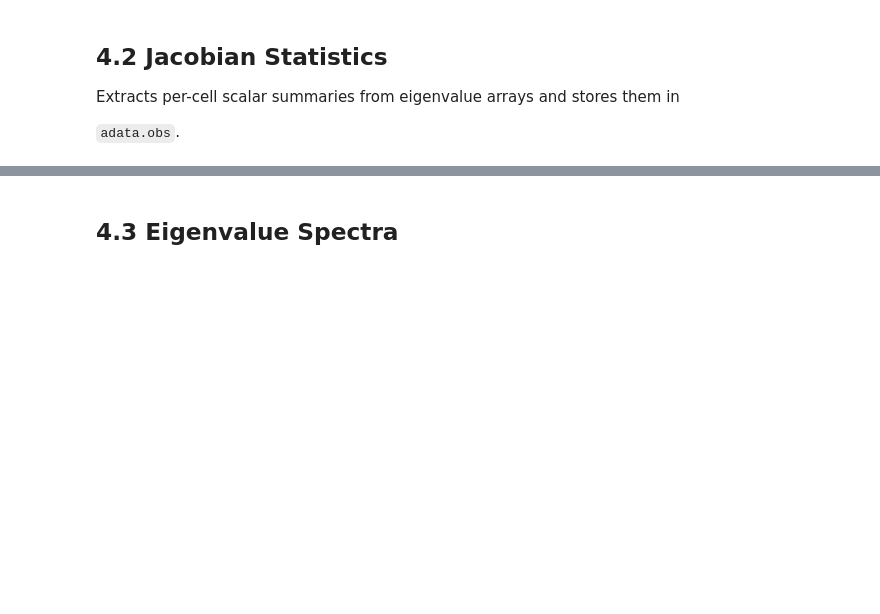
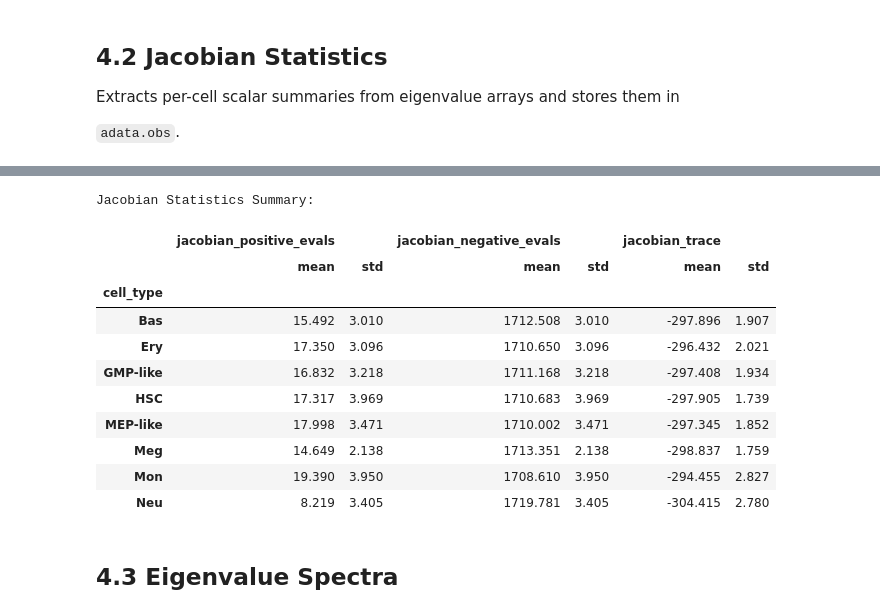
Before and after one commit to Bernaljp/scHopfield, a Jupyter notebook: notebooks/04_stability_analysis.ipynb, the cells around one changed output, grey strips where cells are left out. Cells and saved outputs as stored; diff of their text form; code cells hidden in the pictures; blank space fills up the shorter version.

```diff
--- a/notebooks/04_stability_analysis.ipynb
+++ b/notebooks/04_stability_analysis.ipynb
@@ -41,7 +41,7 @@ import scanpy as sc
 import torch
 import scHopfield as sch
 
-DATA_PATH    = '/path/to/data/'
+DATA_PATH    = './scratch/Data/'
 DATASET_FILE = 'hematopoiesis.h5ad'
 MODEL_FILE   = 'model.h5sch'
 
@@ -51,9 +51,9 @@ SPLICED_KEY  = 'M_t'
 CELL_TYPE_ORDER = ['Meg', 'Ery', 'MEP-like', 'HSC', 'GMP-like', 'Mon', 'Bas', 'Neu']
 
 adata = sc.read_h5ad(DATA_PATH + DATASET_FILE)
-sch.tl.load_model(adata, MODEL_FILE)
+adata = sch.tl.load_model(adata, MODEL_FILE)
 print(adata)
 
-colors = {ct: f'C{i}' for i, ct in enumerate(CELL_TYPE_ORDER)}
+colors = dict(zip(CELL_TYPE_ORDER, adata.uns['cell_type_colors']))
 device = 'cuda' if torch.cuda.is_available() else 'cpu'
 print(f'Using device: {device}')
@@ -126,12 +161,25 @@ sc.pl.umap(
 # %%
 # Summary per cluster
 summary = adata.obs.groupby(CLUSTER_KEY).agg({
     'jacobian_positive_evals': ['mean', 'std'],
     'jacobian_negative_evals': ['mean', 'std'],
     'jacobian_trace':          ['mean', 'std'],
 })
 print("\nJacobian Statistics Summary:")
-print(summary.round(3))
+summary.round(3)
+# %% [output]
+Jacobian Statistics Summary:
+|  | jacobian_positive_evals |  | jacobian_negative_evals |  | jacobian_trace |  |
+|  | mean | std | mean | std | mean | std |
+| cell_type |  |  |  |  |  |  |
+| Bas | 15.492 | 3.010 | 1712.508 | 3.010 | -297.896 | 1.907 |
+| Ery | 17.350 | 3.096 | 1710.650 | 3.096 | -296.432 | 2.021 |
+| GMP-like | 16.832 | 3.218 | 1711.168 | 3.218 | -297.408 | 1.934 |
+| HSC | 17.317 | 3.969 | 1710.683 | 3.969 | -297.905 | 1.739 |
+| MEP-like | 17.998 | 3.471 | 1710.002 | 3.471 | -297.345 | 1.852 |
+| Meg | 14.649 | 2.138 | 1713.351 | 2.138 | -298.837 | 1.759 |
+| Mon | 19.390 | 3.950 | 1708.610 | 3.950 | -294.455 | 2.827 |
+| Neu | 8.219 | 3.405 | 1719.781 | 3.405 | -304.415 | 2.780 |
 # %% [markdown]
  ## 4.3 Eigenvalue Spectra
 # %%
```
Also changed, not shown: parts of 14 cells of this notebook.
